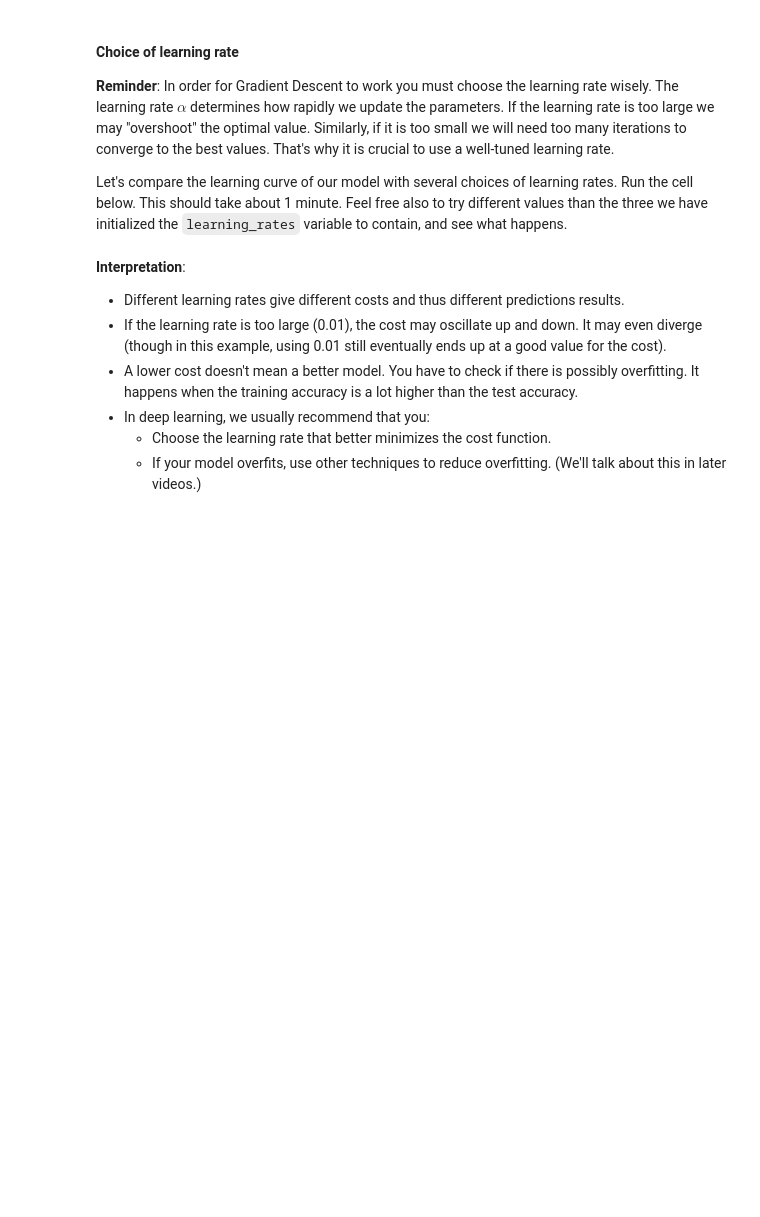
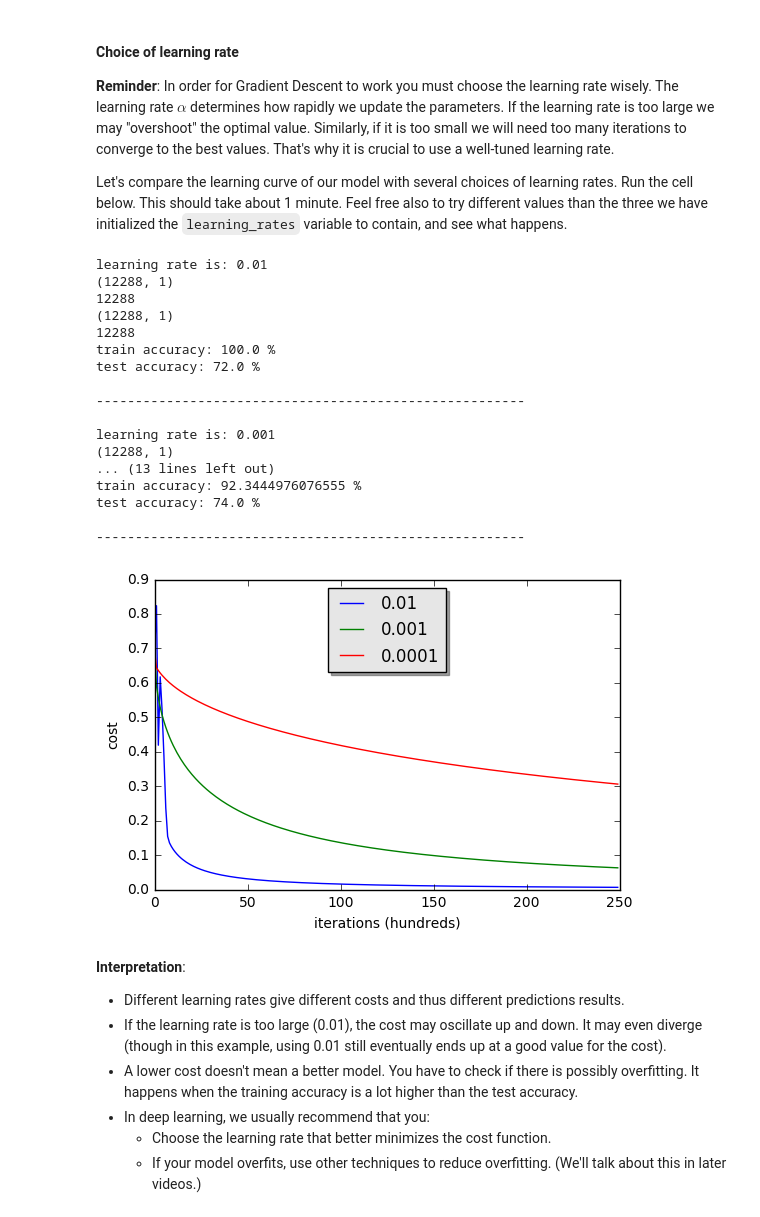
Before and after one commit to pzSuen/deeplearning.ai, a Jupyter notebook: course-2/Week-2/Logistic Regression as a Neural Network/Logistic+Regression+with+a+Neural+Network+mindset+v5.ipynb, the cells around one changed output. Cells and saved outputs as stored; diff of their text form; code cells hidden in the pictures; blank space fills up the shorter version.

```diff
--- a/course-2/Week-2/Logistic Regression as a Neural Network/Logistic+Regression+with+a+Neural+Network+mindset+v5.ipynb
+++ b/course-2/Week-2/Logistic Regression as a Neural Network/Logistic+Regression+with+a+Neural+Network+mindset+v5.ipynb
@@ -754,21 +755,41 @@ Let's compare the learning curve of our model with several choices of learning r
 # %%
 learning_rates = [0.01, 0.001, 0.0001]
 models = {}
 for i in learning_rates:
     print ("learning rate is: " + str(i))
-    models[str(i)] = model(train_set_x, train_set_y, test_set_x, test_set_y,num_iterations = 25000, learning_rate = i, print_cost = False)
+    models[str(i)] = model(train_set_x, train_set_y, test_set_x, test_set_y,
+                           num_iterations = 25000, learning_rate = i, print_cost = False)
     print ('\n' + "-------------------------------------------------------" + '\n')
 
 for i in learning_rates:
     plt.plot(np.squeeze(models[str(i)]["costs"]), label= str(models[str(i)]["learning_rate"]))
 
 plt.ylabel('cost')
 plt.xlabel('iterations (hundreds)')
 
 legend = plt.legend(loc='upper center', shadow=True)
 frame = legend.get_frame()
 frame.set_facecolor('0.90')
 plt.show()
+# %% [output]
+learning rate is: 0.01
+(12288, 1)
+12288
+(12288, 1)
+12288
+train accuracy: 100.0 %
+test accuracy: 72.0 %
+
+-------------------------------------------------------
+
+learning rate is: 0.001
+(12288, 1)
+... (13 lines left out)
+train accuracy: 92.3444976076555 %
+test accuracy: 74.0 %
+
+-------------------------------------------------------
+[figure, added]
 # %% [markdown]
 **Interpretation**:
 - Different learning rates give different costs and thus different predictions results.
```
Also changed, not shown: parts of 9 cells of this notebook, 1 other file.
